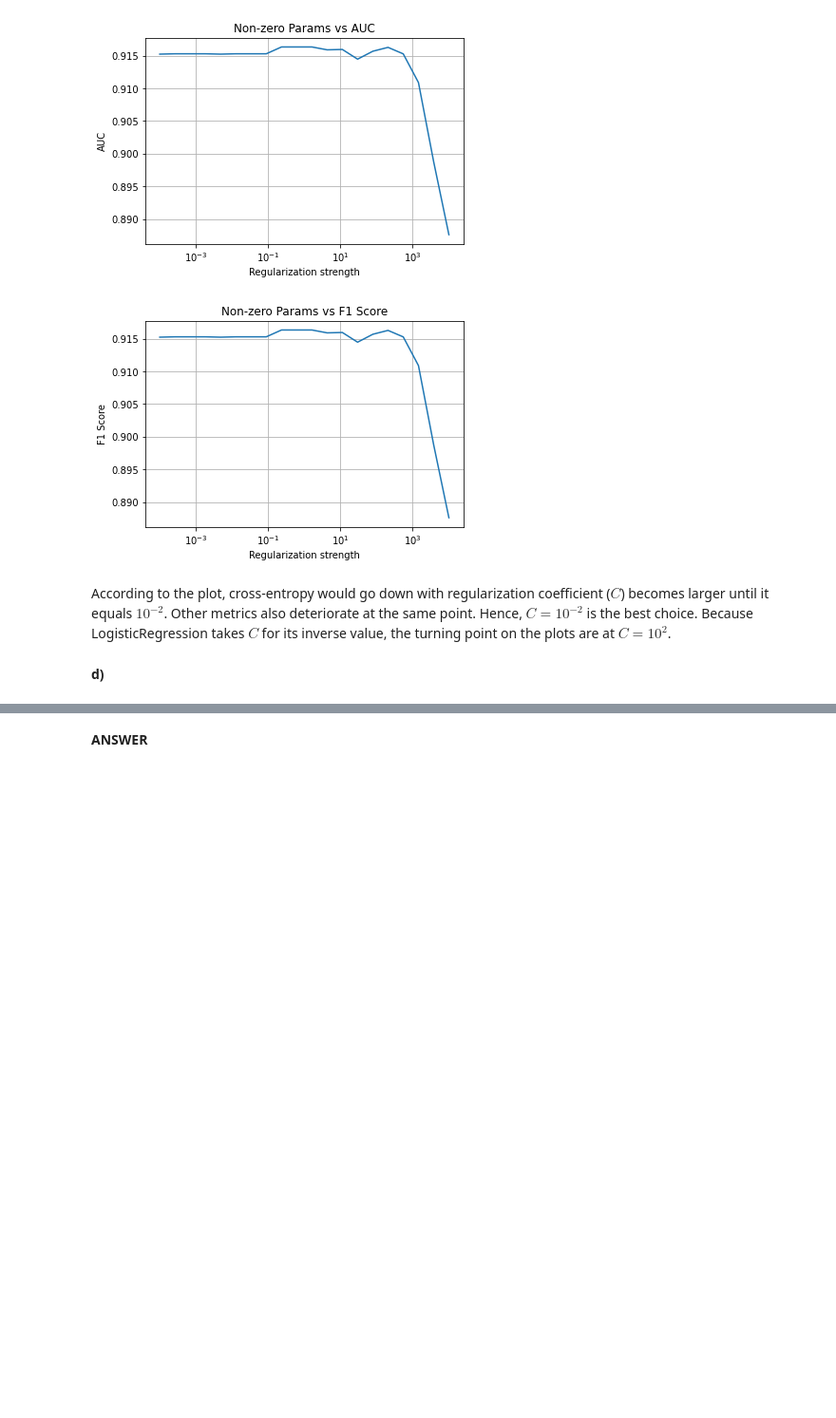
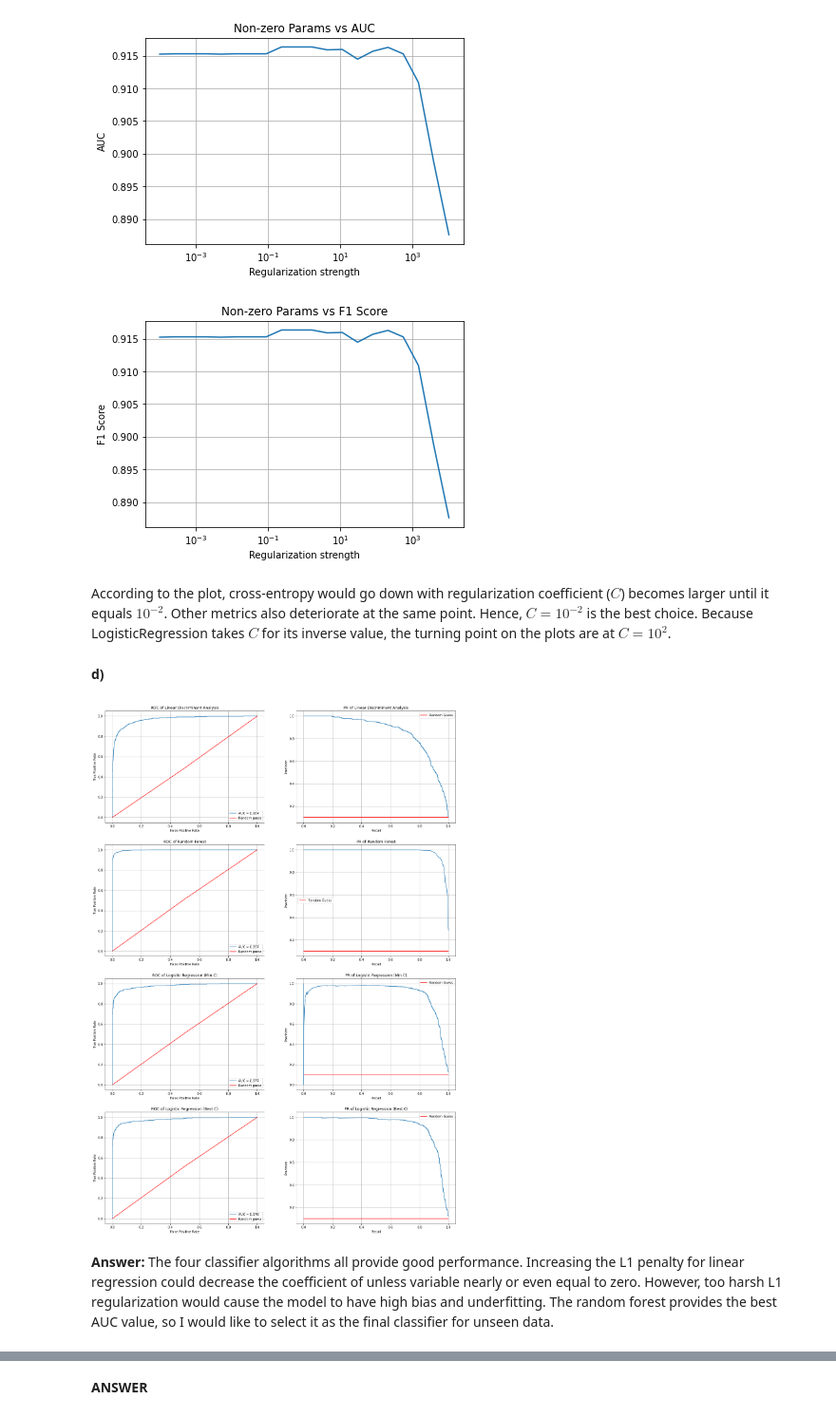
Before and after one commit to gamecicn/ids705, a Jupyter notebook: assignments/Assignment3/Assignment_3.ipynb, the cells around one changed output, grey strips where cells are left out. Shown at 95% size. Drawn from its saved outputs; the diff is of its cells as text; code cells hidden in the pictures; blank space fills up the shorter version.

```diff
--- a/assignments/Assignment3/Assignment_3.ipynb
+++ b/assignments/Assignment3/Assignment_3.ipynb
@@ -644,6 +644,68 @@ plt.xscale('log')
 According to the plot, cross-entropy would go down with regularization coefficient ($C$) becomes larger until it equals $10^{-2}$. Other metrics also deteriorate at the same point. Hence, $C=10^{-2}$ is the best choice. Because LogisticRegression takes $C$ for its inverse value, the turning point on the plots are at $C=10^{2}$.
 # %% [markdown]
 **d)**
+# %%
+from sklearn.discriminant_analysis import LinearDiscriminantAnalysis as LDA
+from sklearn.ensemble import RandomForestClassifier
+
+lr_min = LogisticRegression(penalty = "l1", C = pow(10, 100) , solver='liblinear')
+lr_best = LogisticRegression(penalty = "l1", C = pow(10, -2) , solver='liblinear')
+lda = LDA()
+rf = RandomForestClassifier()
+
+pred_list = []
+prob_list = []
+
+for m in [lda, rf, lr_min, lr_best]:
+    m.fit(X_train, y_train)
+    pred_list.append(m.predict(X_test))
+    prob_list.append(m.predict_proba(X_test)[:, 1])
+# %%
+from sklearn.metrics import precision_recall_curve
+
+plt.figure(figsize=(20, 30))
+
+MODLE_NAME = ["Linear Discriminant Analysis",
+              "Random Forest",
+              "Logistic Regression (Min C)",
+              "Logistic Regression (Best C)"]
+
+for i in range(4):
+
+    # ROC Curve
+    fpr, tpr, _ = metrics.roc_curve(y_test, prob_list[i], pos_label=1)
+    auc = metrics.roc_auc_score(y_test, prob_list[i])
+
+    plt.subplot(4,2,i*2+1)
+    plt.plot(fpr, tpr, label='AUC = {:0.3f}'.format(auc))
+
+    fpr, tpr, _ = metrics.roc_curve(y_test, np.random.randint(2,size=y_test.shape), pos_label=1)
+    plt.plot(fpr, tpr, color = 'red', label="Random guess")
+    plt.title('ROC of {}'.format(MODLE_NAME[i]))
+    plt.xlabel('False Positive Rate')
+    plt.ylabel('True Positive Rate')
+    plt.legend()
+    plt.grid('on')
+
+
+    # PR Curve
+    precision, recall, _ = precision_recall_curve(y_test, prob_list[i], pos_label=1)
+
+    plt.subplot(4,2,i*2+2)
+    plt.plot(recall, precision)
+
+    gs = len(y_test[y_test == 1])/len(y_test)
+    plt.plot([0,1],[gs, gs], color = 'red', label = 'Random Guess')
+    plt.title('PR of {}'.format(MODLE_NAME[i]))
+    plt.xlabel('Recall')
+    plt.ylabel('Precision')
+    plt.legend()
+    plt.grid('on')
+# %% [output]
+[figure, added]
+# %% [markdown]
+**Answer:**
+The four classifier algorithms all provide good performance. Increasing the L1 penalty for linear regression could decrease the coefficient of unless variable nearly or even equal to zero. However, too harsh L1 regularization would cause the model to have high bias and underfitting. The random forest provides the best AUC value, so I would like to select it as the final classifier for unseen data.
 # %% [markdown]
 # 3
 
```
Also changed, not shown: parts of 1 cell of this notebook.
